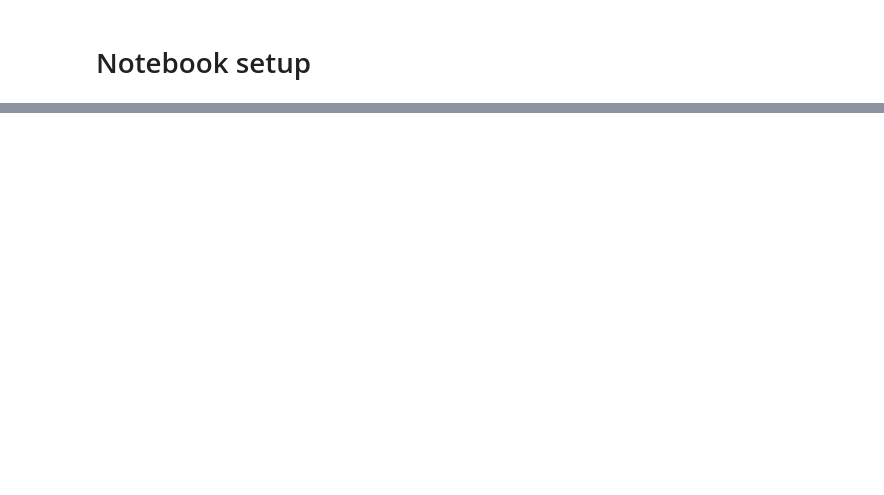
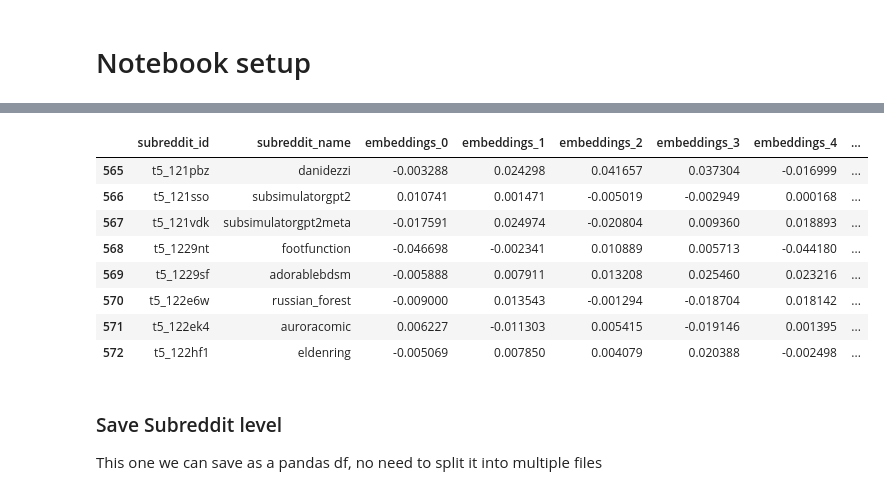
Before and after one commit to nazanin-zinouri/subclu, a Jupyter notebook: notebooks/v0.5.0/djb_04.00-2022-06-29-aggregate_v050_posts_comments_and_subreddit_meta_pandas.ipynb, the cells around one changed output, grey strips where cells are left out. Drawn from its saved outputs; the diff is of its cells as text; code cells hidden in the pictures; blank space fills up the shorter version.

Commit message:
Update notebooks for embeddings + update mlflow DB

```diff
--- a/notebooks/v0.5.0/djb_04.00-2022-06-29-aggregate_v050_posts_comments_and_subreddit_meta_pandas.ipynb
+++ b/notebooks/v0.5.0/djb_04.00-2022-06-29-aggregate_v050_posts_comments_and_subreddit_meta_pandas.ipynb
@@ -324,0 +225,4 @@ We won't get a progress bar, but if it's much faster then it's worth the loss of
+# %%
+%%time
+# apply weight to all posts & subreddit meta at once (vectorized)
+df_v_subs_weighted[l_embedding_cols] = df_v_subs_weighted[l_embedding_cols] * WEIGHT_SUB_META
@@ -324,0 +232,4 @@ We won't get a progress bar, but if it's much faster then it's worth the loss of
+# %%
+%%time
+# apply weight to all posts & subreddit meta at once (vectorized)
+df_v_pc_weighted[l_embedding_cols] = df_v_pc_weighted[l_embedding_cols] * WEIGHT_POST_COMMENT
@@ -324,0 +259,22 @@ We won't get a progress bar, but if it's much faster then it's worth the loss of
+# %%
+%%time
+info(f"Start C1 - posts + comments + sub descriptions")
+l_df_c1_weights = list()
+
+for s_id, df_ in tqdm(
+    df_v_pc_weighted.head(123000).groupby('subreddit_id'),
+    ascii=True, mininterval=5,
+):
+    df_.loc[:, l_embedding_cols] = np.add(
+        df_v_subs_weighted[df_v_subs_weighted['subreddit_id'] == s_id][l_embedding_cols].to_numpy(),
+        df_[l_embedding_cols]
+    )
+    l_df_c1_weights.append(df_)
+    del df_
+
+
+info(f"Create new C1 df")
+df_posts_agg_c1 = pd.concat(l_df_c1_weights, ignore_index=True)
+print(df_posts_agg_c1.shape)
+
+info(f"C1 - post level complete")
@@ -324,0 +326,11 @@ We won't get a progress bar, but if it's much faster then it's worth the loss of
+# %%
+%%time
+
+info(f"SUBREDDIT-LEVEL C1 - posts + comments + sub descriptions")
+df_subs_agg_c1 = (
+    df_posts_agg_c1
+    .groupby(l_ix_sub_level, as_index=False)
+    .mean()
+    .sort_values(by=l_ix_sub_level)
+)
+info(f"  {df_subs_agg_c1.shape} <- df_subs_agg_c1.shape (posts + comments + sub description)")
@@ -324,0 +342,16 @@ We won't get a progress bar, but if it's much faster then it's worth the loss of
+# %%
+df_subs_agg_c1.iloc[-8:, :10]
+# %% [output]
+|  | subreddit_id | subreddit_name | embeddings_0 | embeddings_1 | embeddings_2 | embeddings_3 | embeddings_4 | ... |
+| 565 | t5_121pbz | danidezzi | -0.003288 | 0.024298 | 0.041657 | 0.037304 | -0.016999 | ... |
+| 566 | t5_121sso | subsimulatorgpt2 | 0.010741 | 0.001471 | -0.005019 | -0.002949 | 0.000168 | ... |
+| 567 | t5_121vdk | subsimulatorgpt2meta | -0.017591 | 0.024974 | -0.020804 | 0.009360 | 0.018893 | ... |
+| 568 | t5_1229nt | footfunction | -0.046698 | -0.002341 | 0.010889 | 0.005713 | -0.044180 | ... |
+| 569 | t5_1229sf | adorablebdsm | -0.005888 | 0.007911 | 0.013208 | 0.025460 | 0.023216 | ... |
+| 570 | t5_122e6w | russian_forest | -0.009000 | 0.013543 | -0.001294 | -0.018704 | 0.018142 | ... |
+| 571 | t5_122ek4 | auroracomic | 0.006227 | -0.011303 | 0.005415 | -0.019146 | 0.001395 | ... |
+| 572 | t5_122hf1 | eldenring | -0.005069 | 0.007850 | 0.004079 | 0.020388 | -0.002498 | ... |
+# %% [markdown]
+### Save Subreddit level
+
+This one we can save as a pandas df, no need to split it into multiple files
```
Also changed, not shown: parts of 99 cells of this notebook, 2 other files.
